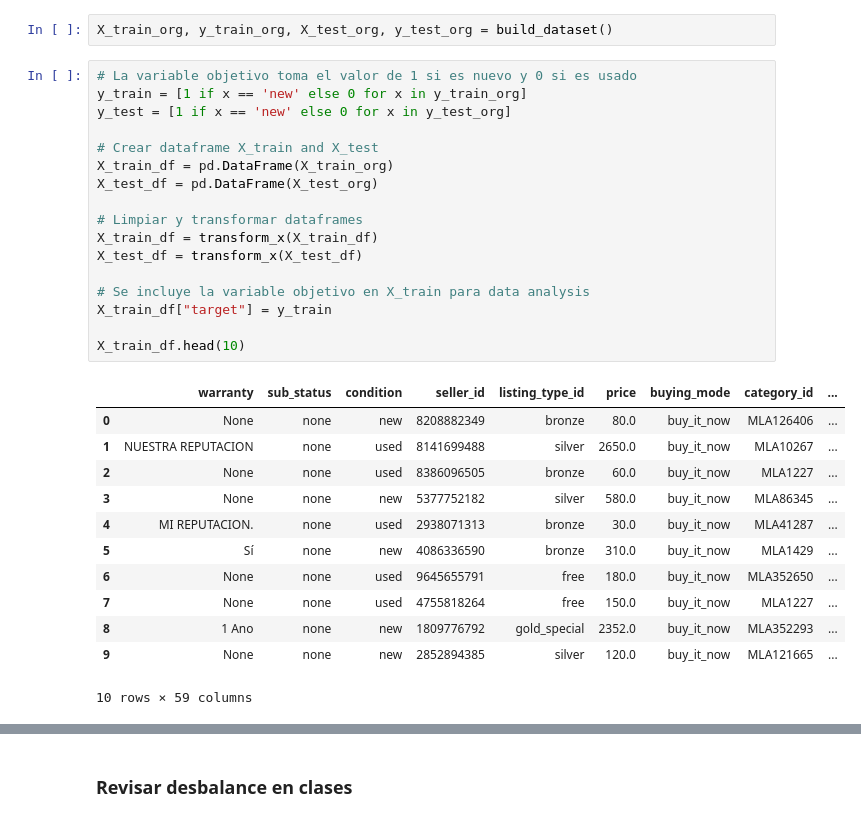
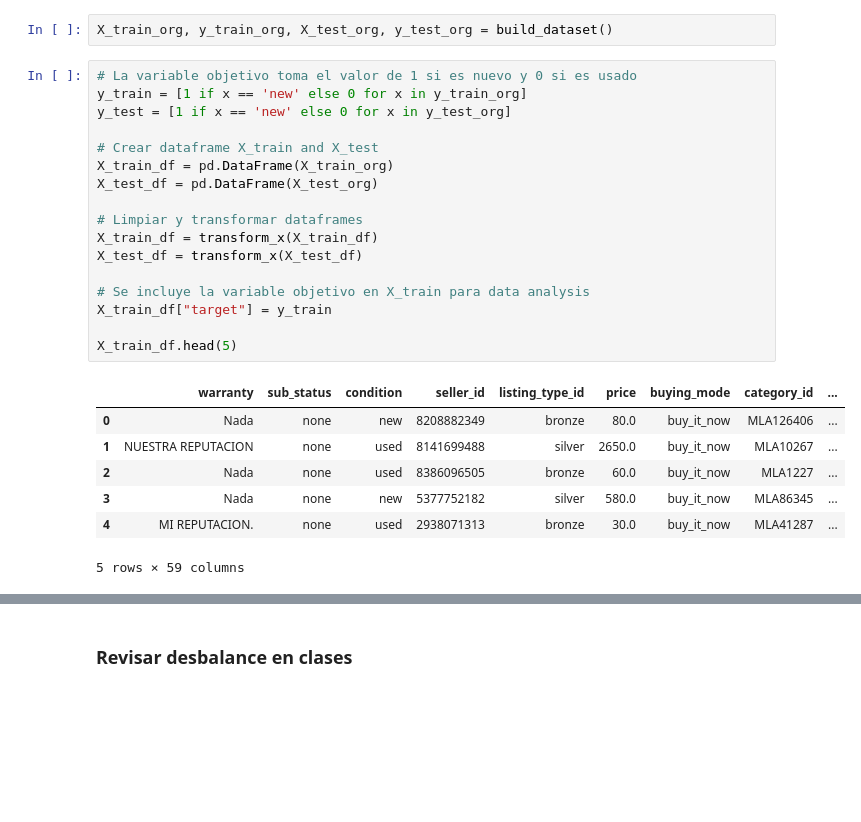
Before and after one commit to juancadh/item_nuevo_usado, a Jupyter notebook: notebooks/EDA.ipynb, the cells around one changed output, grey strips where cells are left out. Cells and saved outputs as stored; diff of their text form; blank space fills up the shorter version.

```diff
--- a/notebooks/EDA.ipynb
+++ b/notebooks/EDA.ipynb
@@ -13,33 +13,28 @@ X_train_org, y_train_org, X_test_org, y_test_org = build_dataset()
 # %%
 # La variable objetivo toma el valor de 1 si es nuevo y 0 si es usado
 y_train = [1 if x == 'new' else 0 for x in y_train_org]
 y_test = [1 if x == 'new' else 0 for x in y_test_org]
 
 # Crear dataframe X_train and X_test
 X_train_df = pd.DataFrame(X_train_org)
 X_test_df = pd.DataFrame(X_test_org)
 
 # Limpiar y transformar dataframes
 X_train_df = transform_x(X_train_df)
 X_test_df = transform_x(X_test_df)
 
 # Se incluye la variable objetivo en X_train para data analysis
 X_train_df["target"] = y_train
 
-X_train_df.head(10)
+X_train_df.head(5)
 # %% [output]
 |  | warranty | sub_status | condition | seller_id | listing_type_id | price | buying_mode | category_id | ... |
-| 0 | None | none | new | 8208882349 | bronze | 80.0 | buy_it_now | MLA126406 | ... |
+| 0 | Nada | none | new | 8208882349 | bronze | 80.0 | buy_it_now | MLA126406 | ... |
 | 1 | NUESTRA REPUTACION | none | used | 8141699488 | silver | 2650.0 | buy_it_now | MLA10267 | ... |
-| 2 | None | none | used | 8386096505 | bronze | 60.0 | buy_it_now | MLA1227 | ... |
-| 3 | None | none | new | 5377752182 | silver | 580.0 | buy_it_now | MLA86345 | ... |
+| 2 | Nada | none | used | 8386096505 | bronze | 60.0 | buy_it_now | MLA1227 | ... |
+| 3 | Nada | none | new | 5377752182 | silver | 580.0 | buy_it_now | MLA86345 | ... |
 | 4 | MI REPUTACION. | none | used | 2938071313 | bronze | 30.0 | buy_it_now | MLA41287 | ... |
-| 5 | Sí | none | new | 4086336590 | bronze | 310.0 | buy_it_now | MLA1429 | ... |
-| 6 | None | none | used | 9645655791 | free | 180.0 | buy_it_now | MLA352650 | ... |
-| 7 | None | none | used | 4755818264 | free | 150.0 | buy_it_now | MLA1227 | ... |
-| 8 | 1 Ano | none | new | 1809776792 | gold_special | 2352.0 | buy_it_now | MLA352293 | ... |
-| 9 | None | none | new | 2852894385 | silver | 120.0 | buy_it_now | MLA121665 | ... |
-10 rows × 59 columns
+5 rows × 59 columns
 # %%
 X_train_df.columns
 # %% [output]
```
Also changed, not shown: parts of 5 cells of this notebook, 11 other files.
